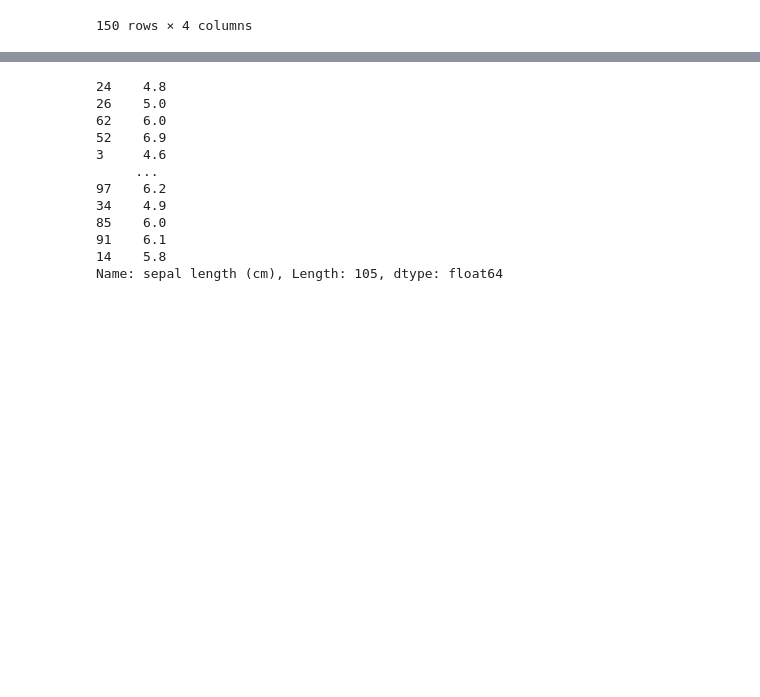
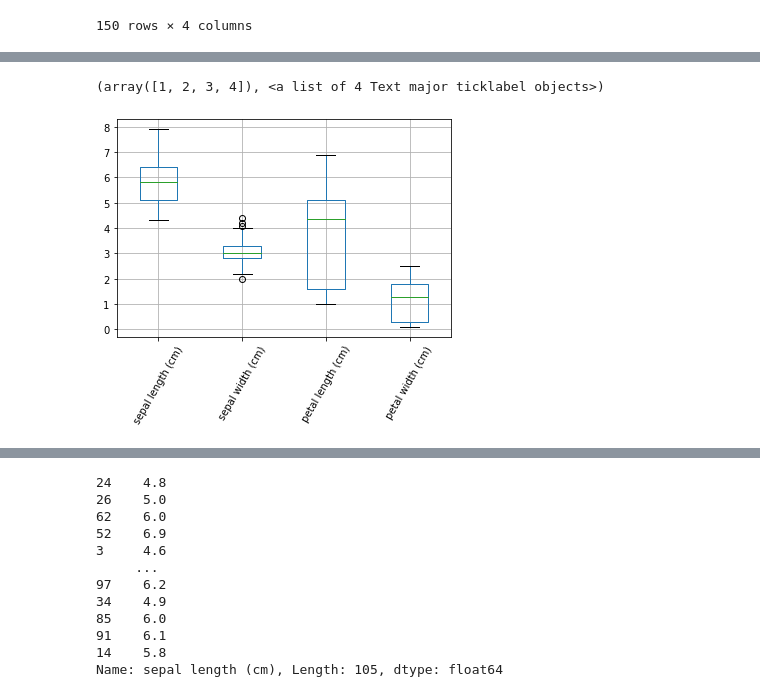
Before and after one commit to higodsky/aicoding, a Jupyter notebook: AI코딩실습.ipynb, the cells around one changed output, grey strips where cells are left out. Drawn from its saved outputs; the diff is of its cells as text; code cells hidden in the pictures; blank space fills up the shorter version.

```diff
--- a/AI코딩실습.ipynb
+++ b/AI코딩실습.ipynb
@@ -36,0 +49,10 @@ df
+# %%
+import matplotlib.pyplot as plt
+import numpy as np
+df.boxplot()
+#plt.boxplot(df.iloc[:, 0])
+plt.xticks(rotation=60)
+#plt.xticks([1], ['Sepal_length'])
+# %% [output]
+(array([1, 2, 3, 4]), <a list of 4 Text major ticklabel objects>)
+[figure, added]
```
Also changed, not shown: parts of 3 cells of this notebook.
